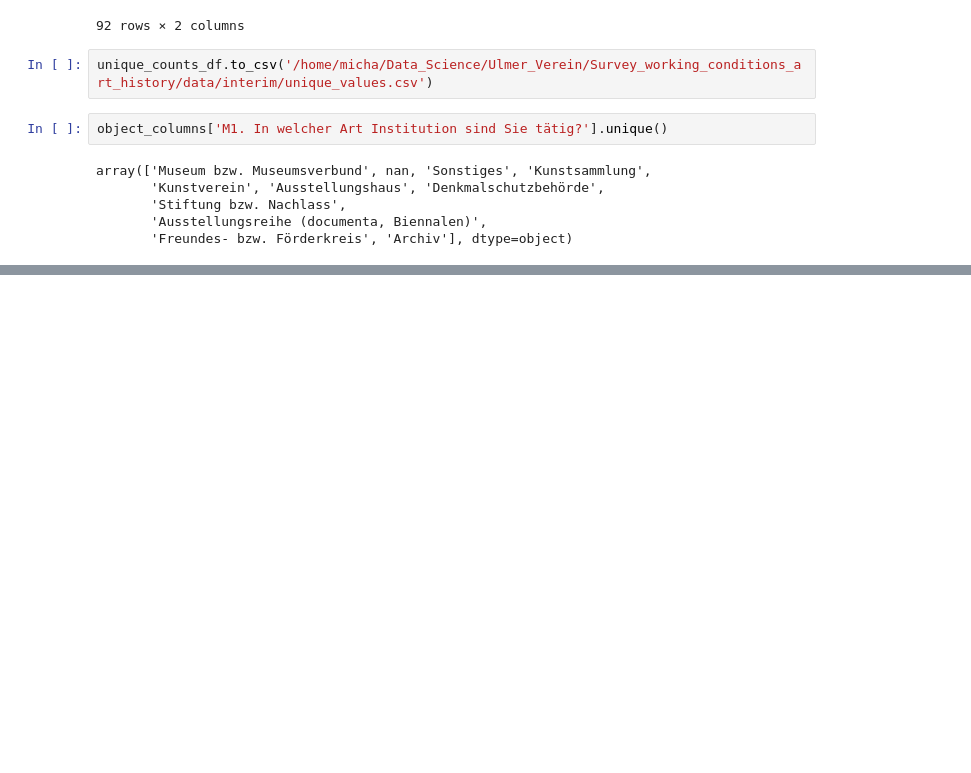
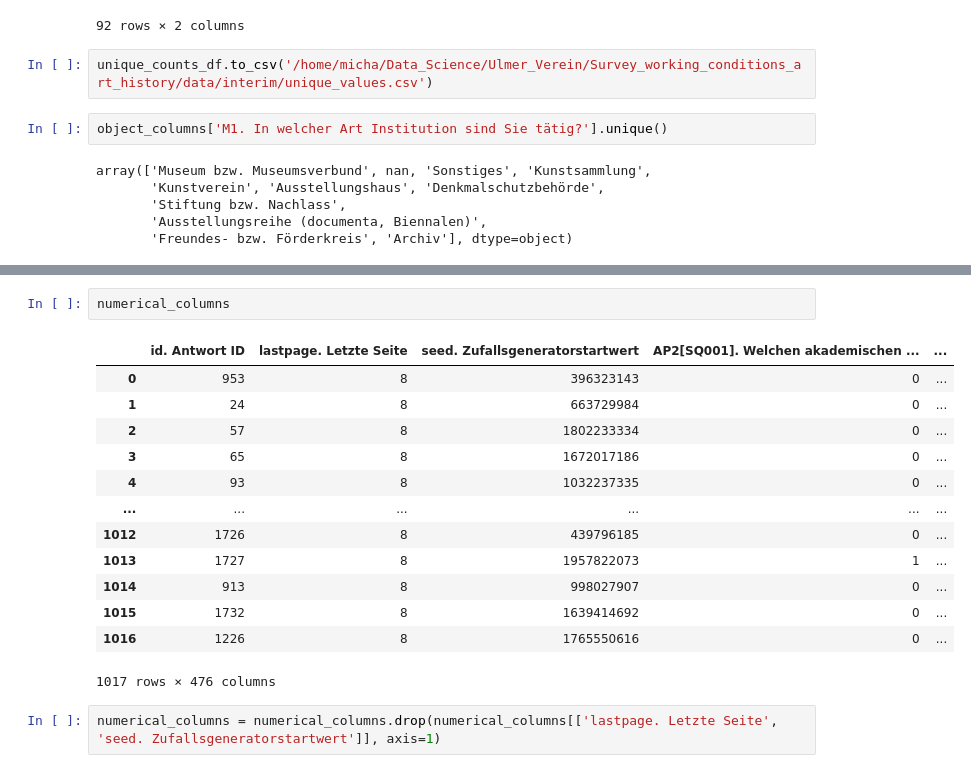
Before and after one commit to michaelgerloff/Survey_working_conditions_art_history, a Jupyter notebook: notebooks/00_Data_Cleaning.ipynb, the cells around one changed output, grey strips where cells are left out. Cells and saved outputs as stored; diff of their text form; blank space fills up the shorter version.

```diff
--- a/notebooks/00_Data_Exploration.ipynb
+++ b/notebooks/00_Data_Cleaning.ipynb
@@ -291,0 +362,18 @@ array(['Museum bzw. Museumsverbund', nan, 'Sonstiges', 'Kunstsammlung',
+# %%
+numerical_columns
+# %% [output]
+|  | id. Antwort ID | lastpage. Letzte Seite | seed. Zufallsgeneratorstartwert | AP2[SQ001]. Welchen akademischen ... | ... |
+| 0 | 953 | 8 | 396323143 | 0 | ... |
+| 1 | 24 | 8 | 663729984 | 0 | ... |
+| 2 | 57 | 8 | 1802233334 | 0 | ... |
+| 3 | 65 | 8 | 1672017186 | 0 | ... |
+| 4 | 93 | 8 | 1032237335 | 0 | ... |
+| ... | ... | ... | ... | ... | ... |
+| 1012 | 1726 | 8 | 439796185 | 0 | ... |
+| 1013 | 1727 | 8 | 1957822073 | 1 | ... |
+| 1014 | 913 | 8 | 998027907 | 0 | ... |
+| 1015 | 1732 | 8 | 1639414692 | 0 | ... |
+| 1016 | 1226 | 8 | 1765550616 | 0 | ... |
+1017 rows × 476 columns
+# %%
+numerical_columns = numerical_columns.drop(numerical_columns[['lastpage. Letzte Seite', 'seed. Zufallsgeneratorstartwert']], axis=1)
```
Also changed, not shown: parts of 25 cells of this notebook, 1 other file.
